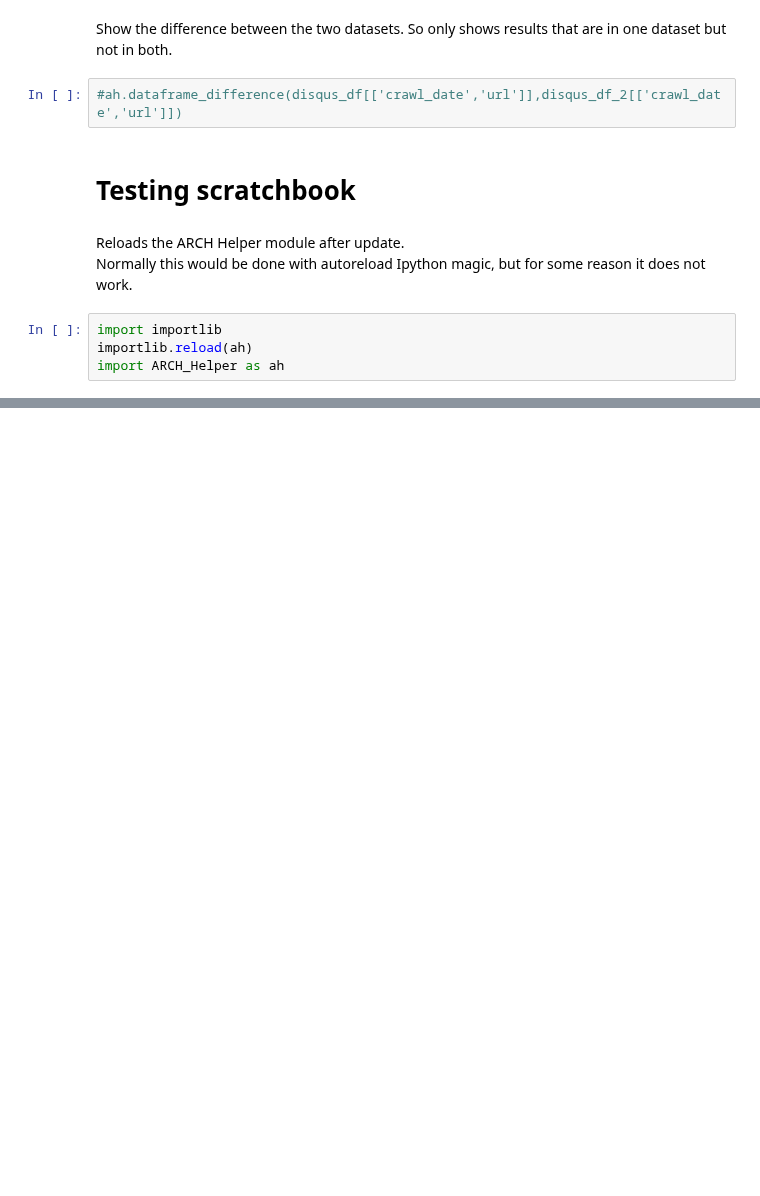
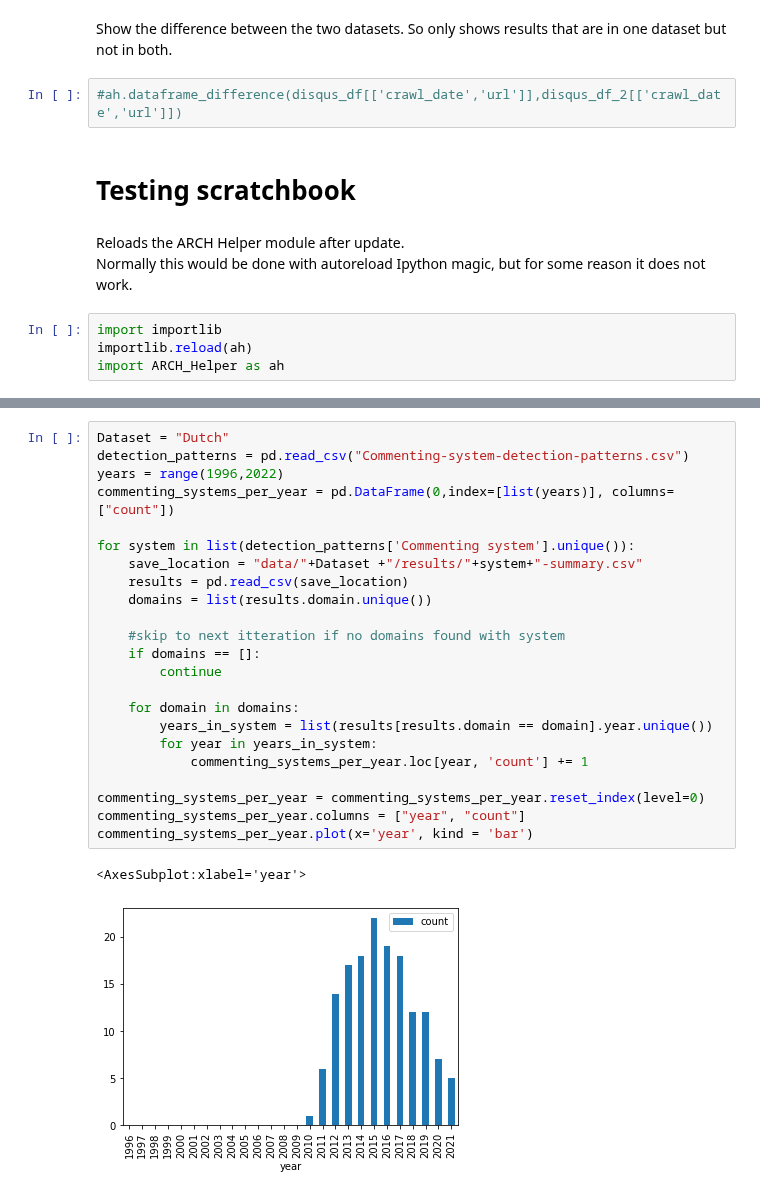
Before and after one commit to smootyboy/ARCH_News_Comments, a Jupyter notebook: Comment_Extraction.ipynb, the cells around one changed output, grey strips where cells are left out. Cells and saved outputs as stored; diff of their text form; blank space fills up the shorter version.

```diff
--- a/Comment_Extraction.ipynb
+++ b/Comment_Extraction.ipynb
@@ -350,0 +409,26 @@ import ARCH_Helper as ah
+# %%
+Dataset = "Dutch"
+detection_patterns = pd.read_csv("Commenting-system-detection-patterns.csv")
+years = range(1996,2022)
+commenting_systems_per_year = pd.DataFrame(0,index=[list(years)], columns=["count"])
+
+for system in list(detection_patterns['Commenting system'].unique()):
+    save_location = "data/"+Dataset +"/results/"+system+"-summary.csv"
+    results = pd.read_csv(save_location)
+    domains = list(results.domain.unique())
+
+    #skip to next itteration if no domains found with system
+    if domains == []:
+        continue
+
+    for domain in domains:
+        years_in_system = list(results[results.domain == domain].year.unique())
+        for year in years_in_system:
+            commenting_systems_per_year.loc[year, 'count'] += 1
+
+commenting_systems_per_year = commenting_systems_per_year.reset_index(level=0)
+commenting_systems_per_year.columns = ["year", "count"]
+commenting_systems_per_year.plot(x='year', kind = 'bar')
+# %% [output]
+<AxesSubplot:xlabel='year'>
+[figure, added]
```
Also changed, not shown: parts of 6 cells of this notebook.
